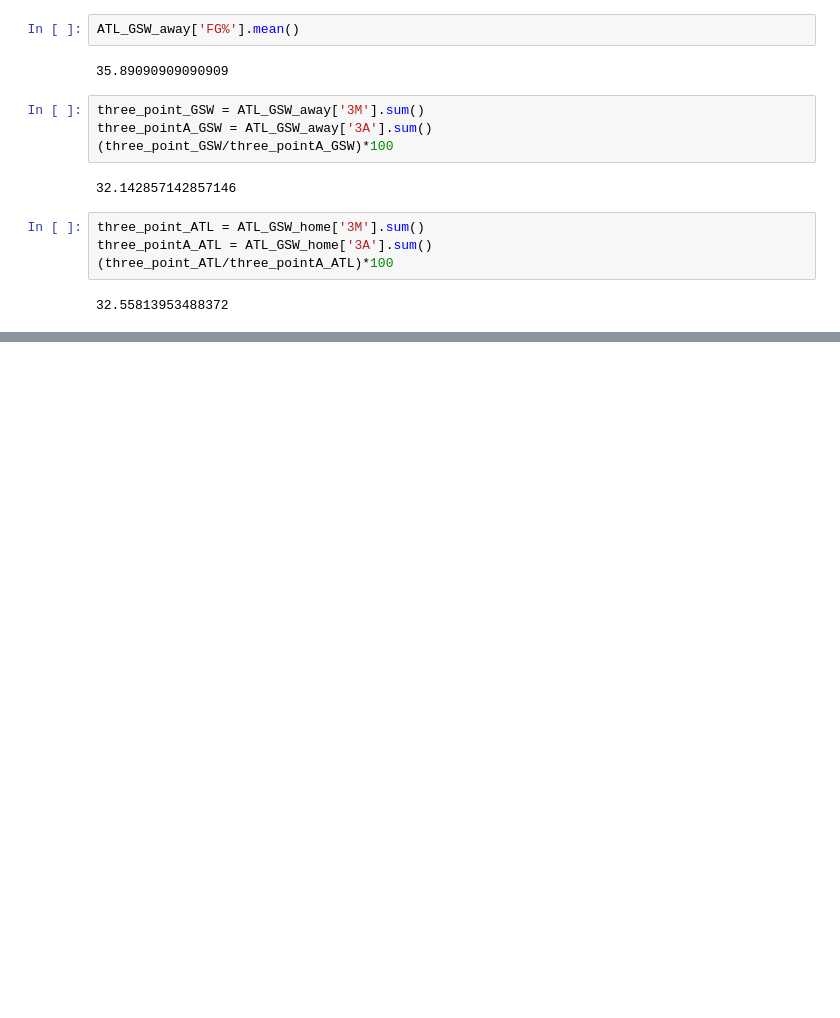
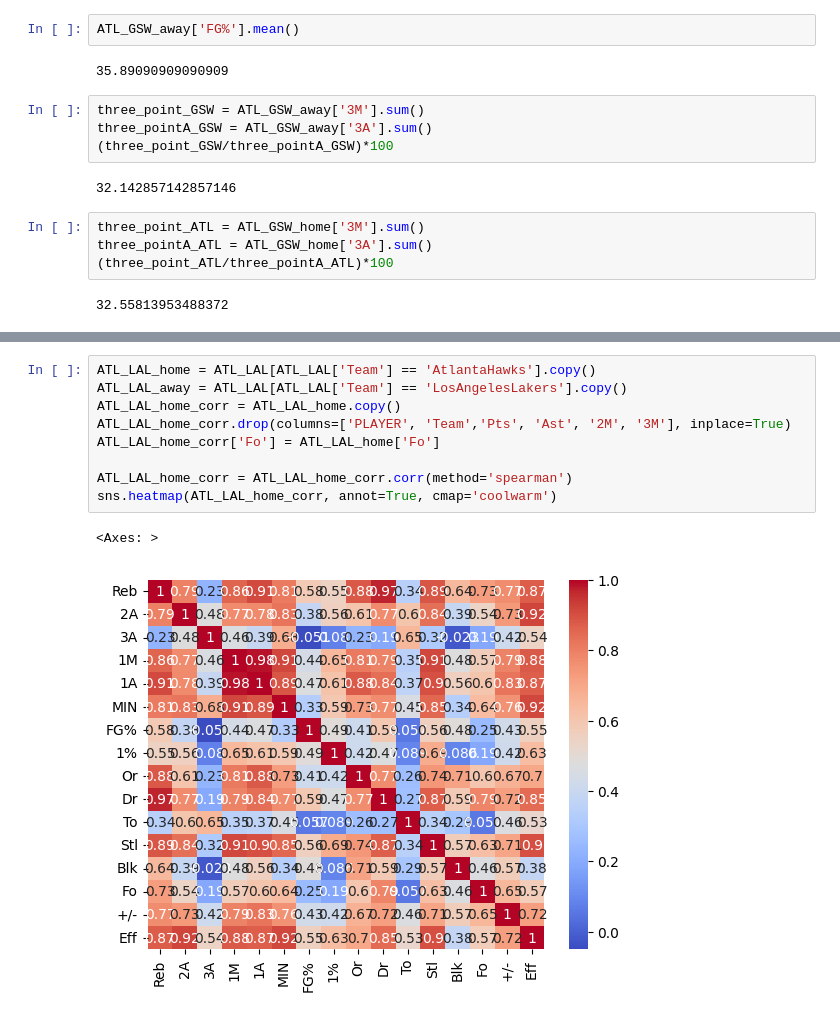
Before and after one commit to flannelmonke/HoopsForecast_Pro, a Jupyter notebook: 3_EDA/Understanding_data.ipynb, the cells around one changed output, grey strips where cells are left out. Saved outputs shown, nothing was run; the diff lists cells and outputs as text; blank space fills up the shorter version.

```diff
--- a/3_EDA/Understanding_data.ipynb
+++ b/3_EDA/Understanding_data.ipynb
@@ -187,0 +195,12 @@ Name: 1A, dtype: float64
+# %%
+ATL_LAL_home = ATL_LAL[ATL_LAL['Team'] == 'AtlantaHawks'].copy()
+ATL_LAL_away = ATL_LAL[ATL_LAL['Team'] == 'LosAngelesLakers'].copy()
+ATL_LAL_home_corr = ATL_LAL_home.copy()
+ATL_LAL_home_corr.drop(columns=['PLAYER', 'Team','Pts', 'Ast', '2M', '3M'], inplace=True)
+ATL_LAL_home_corr['Fo'] = ATL_LAL_home['Fo']
+
+ATL_LAL_home_corr = ATL_LAL_home_corr.corr(method='spearman')
+sns.heatmap(ATL_LAL_home_corr, annot=True, cmap='coolwarm')
+# %% [output]
+<Axes: >
+[figure, added]
```
Also changed, not shown: parts of 5 cells of this notebook.
